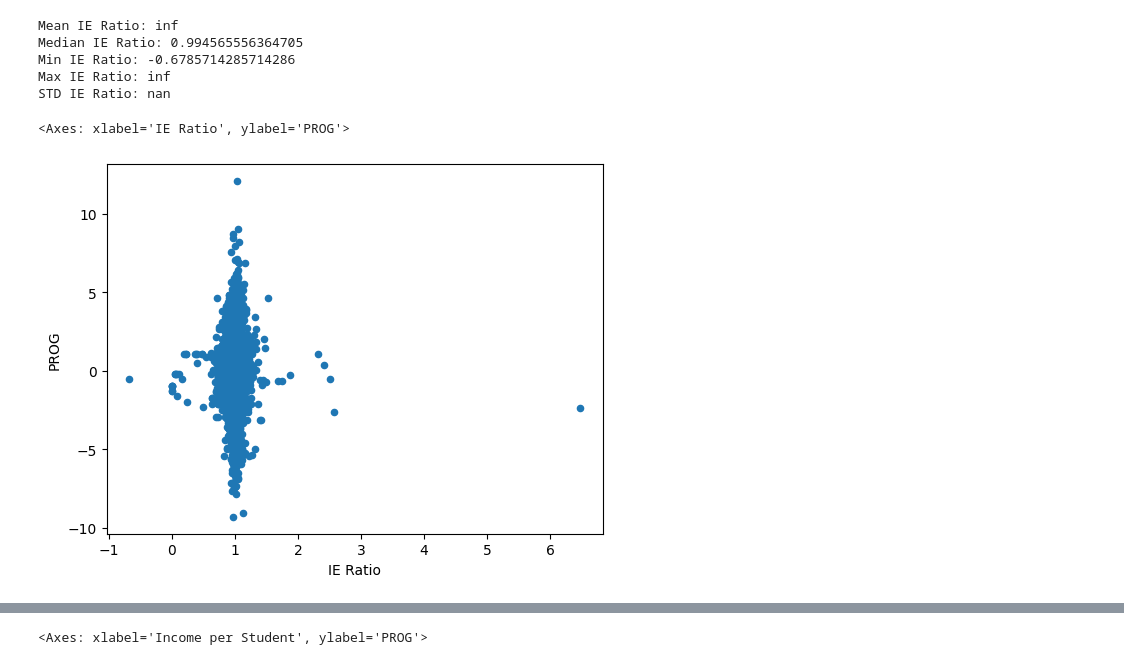
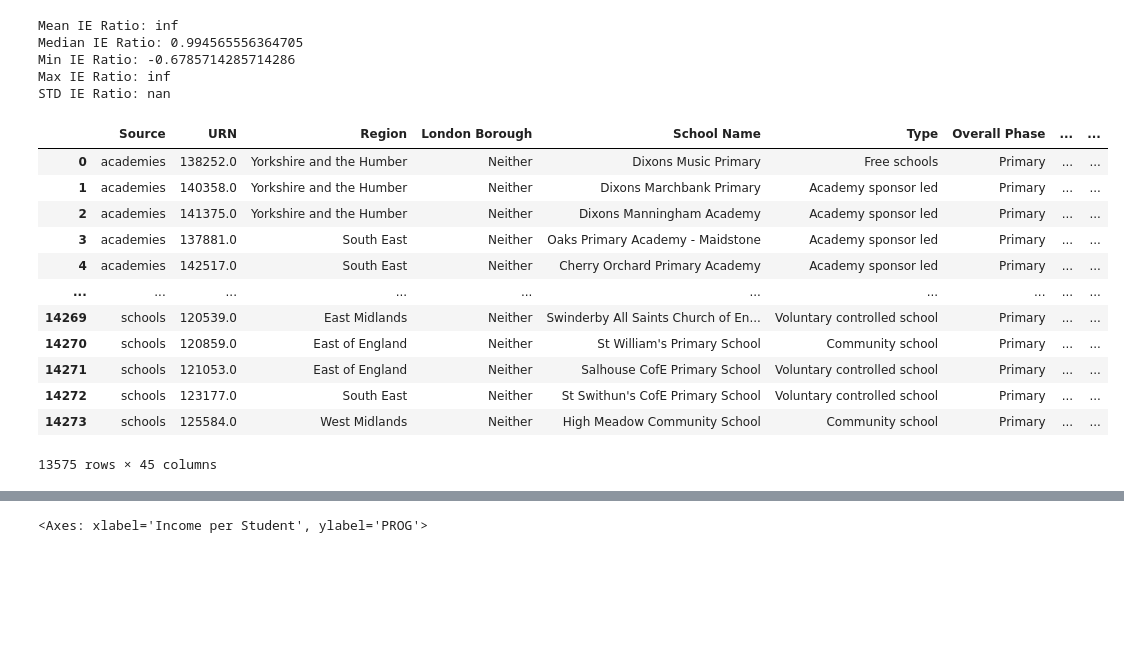
Before and after one commit to andrewmccall/schools, a Jupyter notebook: analysis.ipynb, the cells around one changed output, grey strips where cells are left out. Saved outputs shown, nothing was run; the diff lists cells and outputs as text; code cells hidden in the pictures; blank space fills up the shorter version.

```diff
--- a/analysis.ipynb
+++ b/analysis.ipynb
@@ -155,7 +155,3 @@ test = df[~pd.to_numeric(df['READPROG'], errors='coerce').isnull()]
 test = test[~pd.to_numeric(test['WRITPROG'], errors='coerce').isnull()]
 test = test[~pd.to_numeric(test['MATPROG'], errors='coerce').isnull()]
 test['PROG'] = (test['READPROG'] + test['WRITPROG'] + test['MATPROG']) / 3
-test.plot.scatter(x='IE Ratio', y='PROG')
-# %% [output]
-<Axes: xlabel='IE Ratio', ylabel='PROG'>
-[figure, removed]
@@ -161,0 +162,25 @@ test.plot.scatter(x='IE Ratio', y='PROG')
+# %%
+bucket_data('Teaching Staff', test)
+bucket_data('Supply Staff Costs', test)
+bucket_data('Education support staff', test)
+bucket_data('Total Staff Costs', test)
+bucket_data('Maintenance & Improvement Costs', test)
+bucket_data('Energy', test)
+bucket_data('Total Costs of Educational Supplies', test)
+bucket_data('Catering supplies', test)
+
+test
+# %% [output]
+|  | Source | URN | Region | London Borough | School Name | Type | Overall Phase | ... | ... |
+| 0 | academies | 138252.0 | Yorkshire and the Humber | Neither | Dixons Music Primary | Free schools | Primary | ... | ... |
+| 1 | academies | 140358.0 | Yorkshire and the Humber | Neither | Dixons Marchbank Primary | Academy sponsor led | Primary | ... | ... |
+| 2 | academies | 141375.0 | Yorkshire and the Humber | Neither | Dixons Manningham Academy | Academy sponsor led | Primary | ... | ... |
+| 3 | academies | 137881.0 | South East | Neither | Oaks Primary Academy - Maidstone | Academy sponsor led | Primary | ... | ... |
+| 4 | academies | 142517.0 | South East | Neither | Cherry Orchard Primary Academy | Academy sponsor led | Primary | ... | ... |
+| ... | ... | ... | ... | ... | ... | ... | ... | ... | ... |
+| 14269 | schools | 120539.0 | East Midlands | Neither | Swinderby All Saints Church of En... | Voluntary controlled school | Primary | ... | ... |
+| 14270 | schools | 120859.0 | East of England | Neither | St William's Primary School | Community school | Primary | ... | ... |
+| 14271 | schools | 121053.0 | East of England | Neither | Salhouse CofE Primary School | Voluntary controlled school | Primary | ... | ... |
+| 14272 | schools | 123177.0 | South East | Neither | St Swithun's CofE Primary School | Voluntary controlled school | Primary | ... | ... |
+| 14273 | schools | 125584.0 | West Midlands | Neither | High Meadow Community School | Community school | Primary | ... | ... |
+13575 rows × 45 columns
```
Also changed, not shown: parts of 11 cells of this notebook.
